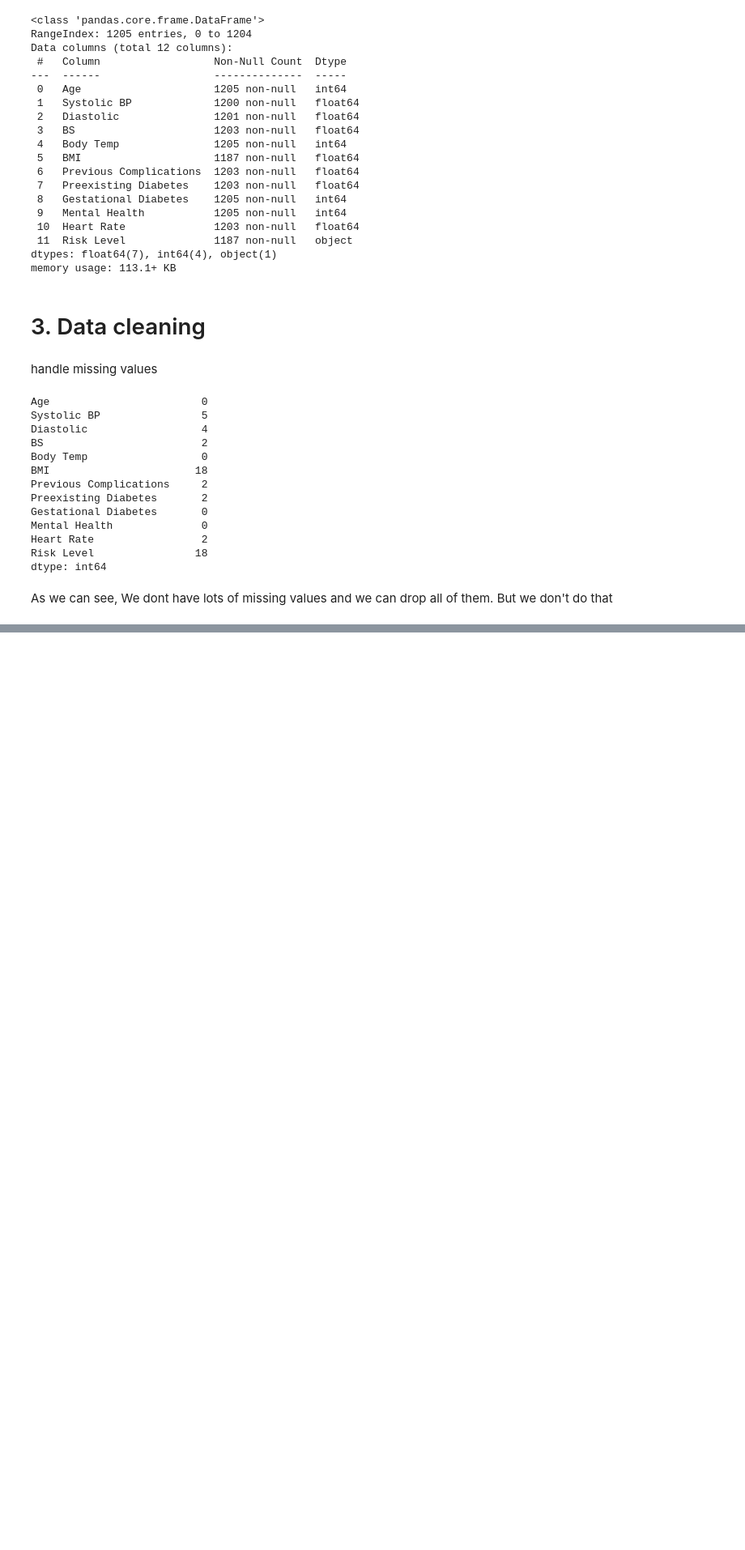
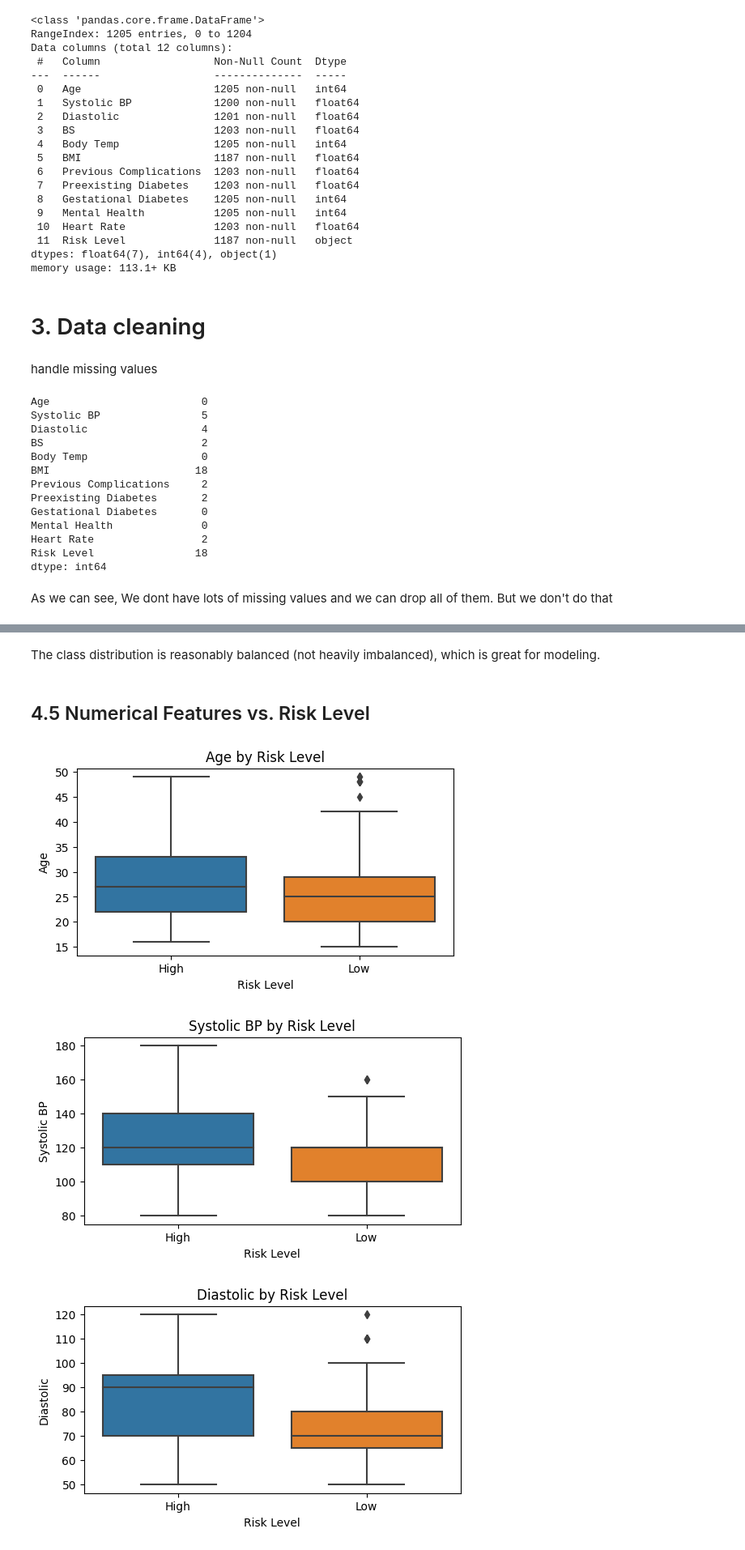
Before and after one commit to alabhastam/Maternal-Health-and-High-Risk-Pregnancy, a Jupyter notebook: maternal-health-and-high-risk-pregnancy.ipynb, the cells around one changed output, grey strips where cells are left out. Shown: that part at 81% size. Drawn from its saved outputs; the diff is of its cells as text; code cells hidden in the pictures; blank space fills up the shorter version.

```diff
--- a/maternal-health-and-high-risk-pregnancy.ipynb
+++ b/maternal-health-and-high-risk-pregnancy.ipynb
@@ -91,0 +264,14 @@ df = df.dropna(subset['Risk Level'])
+# %% [markdown]
+The class distribution is reasonably balanced (not heavily imbalanced), which is great for modeling.
+# %% [markdown]
+## 4.5 Numerical Features vs. Risk Level
+# %%
+for col in num_cols:
+    plt.figure(figsize=(6, 3))
+    sns.boxplot(x='Risk Level', y=col, data=df)
+    plt.title(f'{col} by Risk Level')
+    plt.show()
+# %% [output]
+[figure, added]
+[figure, added]
+[figure, added]
```
Also changed, not shown: parts of 20 cells of this notebook.
